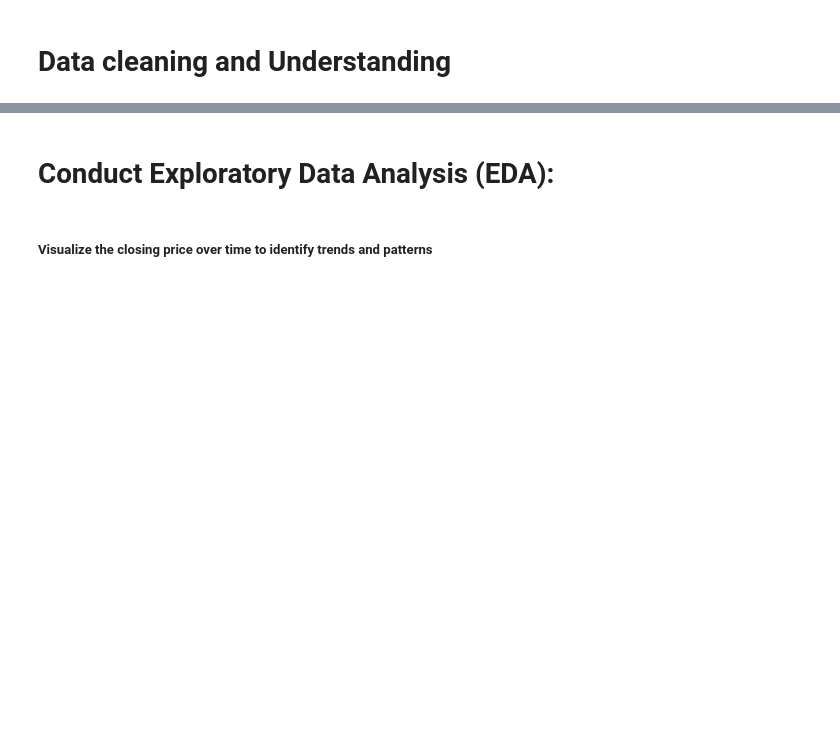
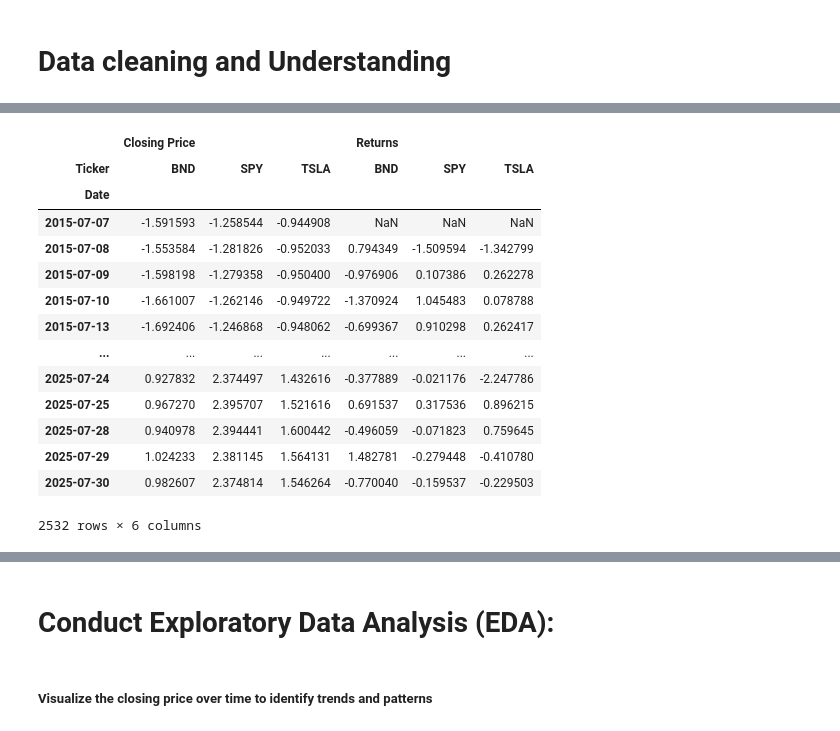
Before and after one commit to yohannes4321/Time-Series-Forecasting-for-Portfolio-Management-Optimization, a Jupyter notebook: Notebook/transferable.ipynb, the cells around one changed output, grey strips where cells are left out. Drawn from its saved outputs; the diff is of its cells as text; code cells hidden in the pictures; blank space fills up the shorter version.

```diff
--- a/Notebook/transferable.ipynb
+++ b/Notebook/transferable.ipynb
@@ -65,0 +92,18 @@ Date
+# %%
+final_data
+# %% [output]
+|  | Closing Price |  |  | Returns |  |  |
+| Ticker | BND | SPY | TSLA | BND | SPY | TSLA |
+| Date |  |  |  |  |  |  |
+| 2015-07-07 | -1.591593 | -1.258544 | -0.944908 | NaN | NaN | NaN |
+| 2015-07-08 | -1.553584 | -1.281826 | -0.952033 | 0.794349 | -1.509594 | -1.342799 |
+| 2015-07-09 | -1.598198 | -1.279358 | -0.950400 | -0.976906 | 0.107386 | 0.262278 |
+| 2015-07-10 | -1.661007 | -1.262146 | -0.949722 | -1.370924 | 1.045483 | 0.078788 |
+| 2015-07-13 | -1.692406 | -1.246868 | -0.948062 | -0.699367 | 0.910298 | 0.262417 |
+| ... | ... | ... | ... | ... | ... | ... |
+| 2025-07-24 | 0.927832 | 2.374497 | 1.432616 | -0.377889 | -0.021176 | -2.247786 |
+| 2025-07-25 | 0.967270 | 2.395707 | 1.521616 | 0.691537 | 0.317536 | 0.896215 |
+| 2025-07-28 | 0.940978 | 2.394441 | 1.600442 | -0.496059 | -0.071823 | 0.759645 |
+| 2025-07-29 | 1.024233 | 2.381145 | 1.564131 | 1.482781 | -0.279448 | -0.410780 |
+| 2025-07-30 | 0.982607 | 2.374814 | 1.546264 | -0.770040 | -0.159537 | -0.229503 |
+2532 rows × 6 columns
```
Also changed, not shown: parts of 12 cells of this notebook, 5 other files.
